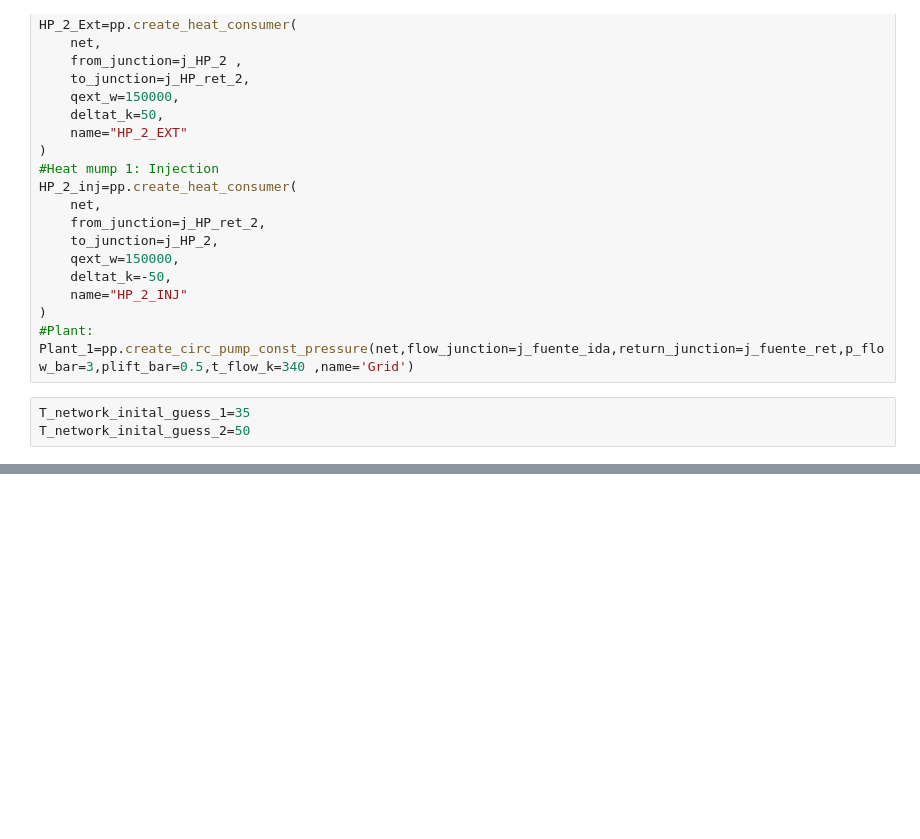
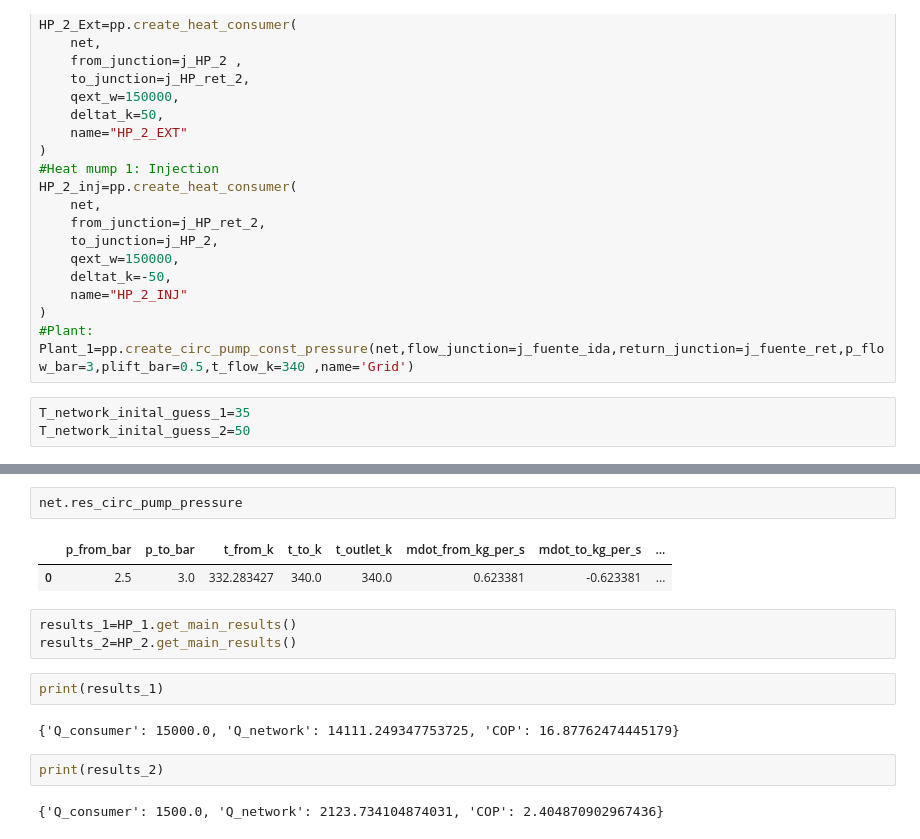
Before and after one commit to SerranoScope/Reduced_simulation, a Jupyter notebook: Heat_pump/Heat_pump copy.ipynb, the cells around one changed output, grey strips where cells are left out. Saved outputs shown, nothing was run; the diff lists cells and outputs as text; blank space fills up the shorter version.

```diff
--- a/Heat_pump/Heat_pump copy.ipynb
+++ b/Heat_pump/Heat_pump copy.ipynb
@@ -453,0 +335,16 @@ net.res_heat_consumer
+# %%
+net.res_circ_pump_pressure
+# %% [output]
+|  | p_from_bar | p_to_bar | t_from_k | t_to_k | t_outlet_k | mdot_from_kg_per_s | mdot_to_kg_per_s | ... |
+| 0 | 2.5 | 3.0 | 332.283427 | 340.0 | 340.0 | 0.623381 | -0.623381 | ... |
+# %%
+results_1=HP_1.get_main_results()
+results_2=HP_2.get_main_results()
+# %%
+print(results_1)
+# %% [output]
+{'Q_consumer': 15000.0, 'Q_network': 14111.249347753725, 'COP': 16.87762474445179}
+# %%
+print(results_2)
+# %% [output]
+{'Q_consumer': 1500.0, 'Q_network': 2123.734104874031, 'COP': 2.404870902967436}
```
Also changed, not shown: parts of 10 cells of this notebook, 4 other files.
